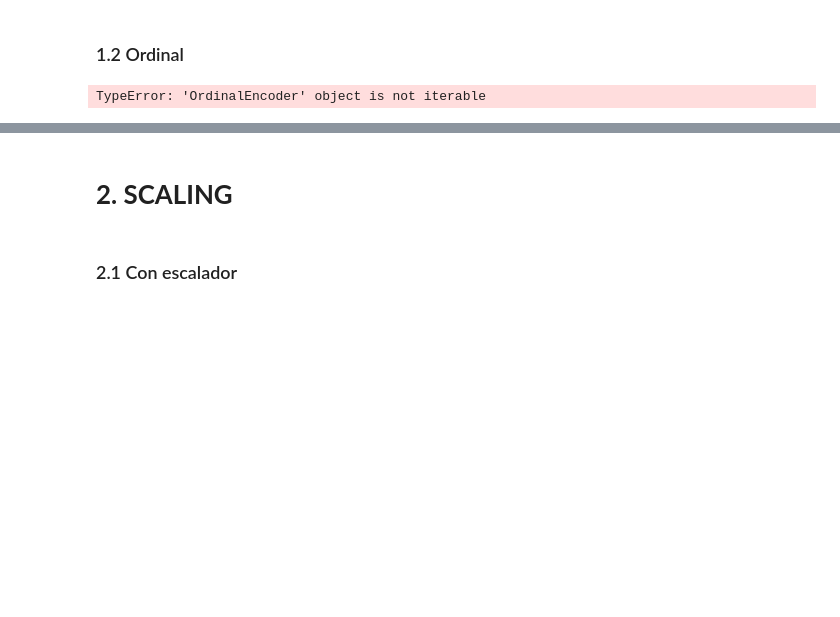
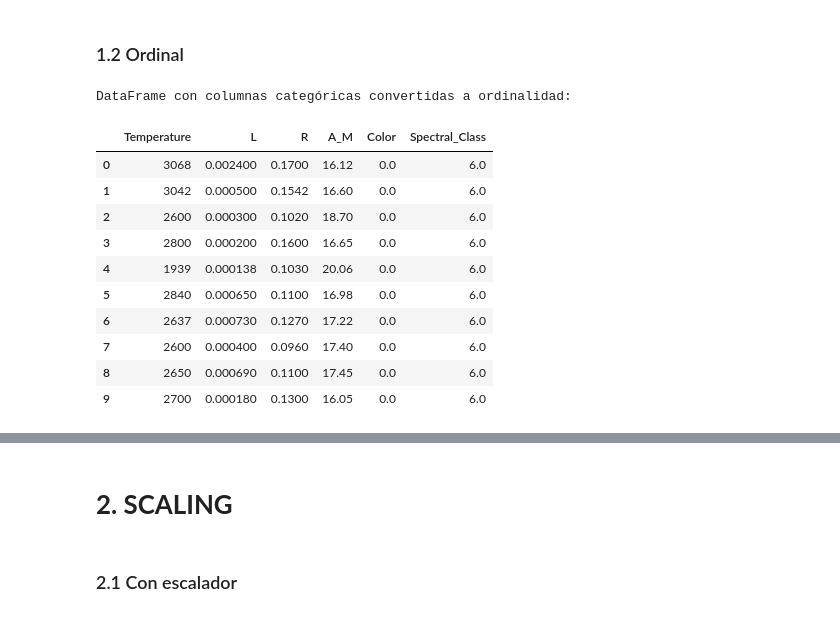
Before and after one commit to aitanax/Clustering_Estrellas, a Jupyter notebook: Notebook_Final.ipynb, the cells around one changed output, grey strips where cells are left out. Cells and saved outputs as stored; diff of their text form; code cells hidden in the pictures; blank space fills up the shorter version.

```diff
--- a/Notebook_Final.ipynb
+++ b/Notebook_Final.ipynb
@@ -108,14 +277,28 @@ spectral = ['O','B','A','F','G','K','M']
 # %% [markdown]
 ### 1.2 Ordinal
-# %%
-from sklearn.preprocessing import OrdinalEncoder
-
-ordinal = OrdinalEncoder(categories=[colors, spectral])
-
-ct = ColumnTransformer(['OrdinalEncoder', ordinal, ['Color', 'Spectral_Class']], remainder='passthrough')
-
-pip
-
-pipe.fit_transform(df)[0]
-# %% [output]
-TypeError: 'OrdinalEncoder' object is not iterable
+# %%
+from sklearn.preprocessing import OrdinalEncoder
+
+# Crear un OrdinalEncoder con orden específico
+ordinal_encoder = OrdinalEncoder(categories=[colors, spectral_class])
+
+# Aplicar OrdinalEncoder a las columnas categóricas
+df_ordinal = df.copy()
+df_ordinal[['Color', 'Spectral_Class']] = ordinal_encoder.fit_transform(df[['Color', 'Spectral_Class']])
+
+# Mostrar el DataFrame con valores ordinales
+print("DataFrame con columnas categóricas convertidas a ordinalidad:")
+df_ordinal.head(10)
+# %% [output]
+DataFrame con columnas categóricas convertidas a ordinalidad:
+|  | Temperature | L | R | A_M | Color | Spectral_Class |
+| 0 | 3068 | 0.002400 | 0.1700 | 16.12 | 0.0 | 6.0 |
+| 1 | 3042 | 0.000500 | 0.1542 | 16.60 | 0.0 | 6.0 |
+| 2 | 2600 | 0.000300 | 0.1020 | 18.70 | 0.0 | 6.0 |
+| 3 | 2800 | 0.000200 | 0.1600 | 16.65 | 0.0 | 6.0 |
+| 4 | 1939 | 0.000138 | 0.1030 | 20.06 | 0.0 | 6.0 |
+| 5 | 2840 | 0.000650 | 0.1100 | 16.98 | 0.0 | 6.0 |
+| 6 | 2637 | 0.000730 | 0.1270 | 17.22 | 0.0 | 6.0 |
+| 7 | 2600 | 0.000400 | 0.0960 | 17.40 | 0.0 | 6.0 |
+| 8 | 2650 | 0.000690 | 0.1100 | 17.45 | 0.0 | 6.0 |
+| 9 | 2700 | 0.000180 | 0.1300 | 16.05 | 0.0 | 6.0 |
```
Also changed, not shown: parts of 15 cells of this notebook, 1 other file.
